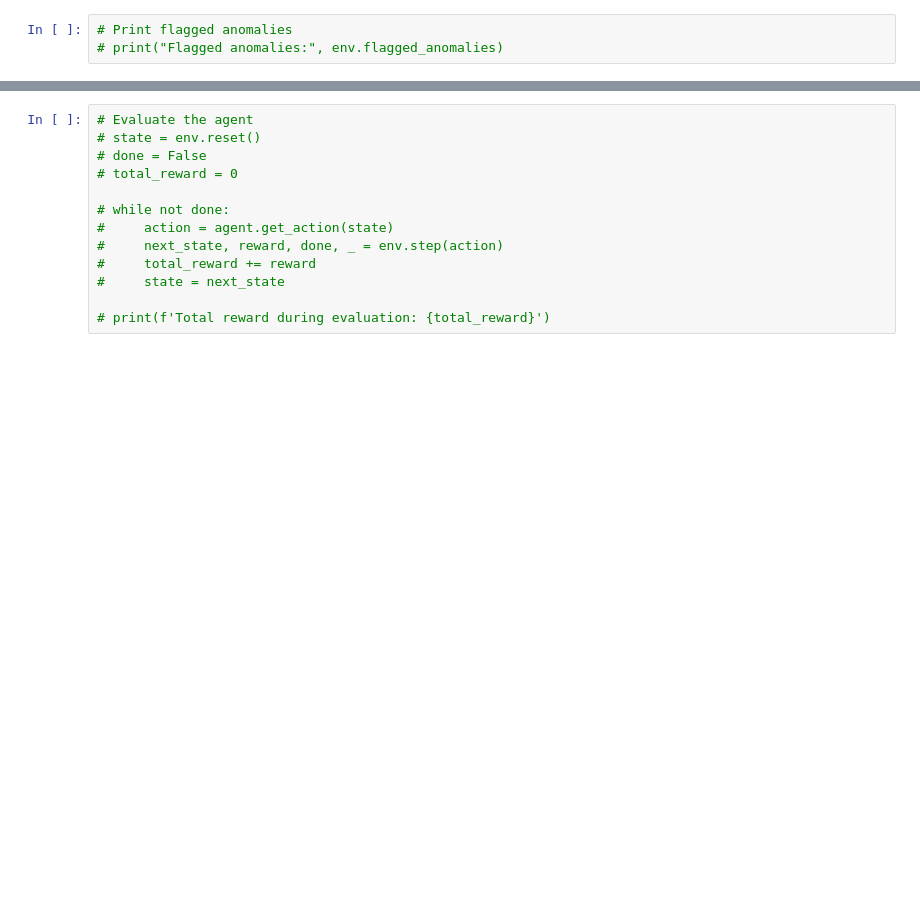
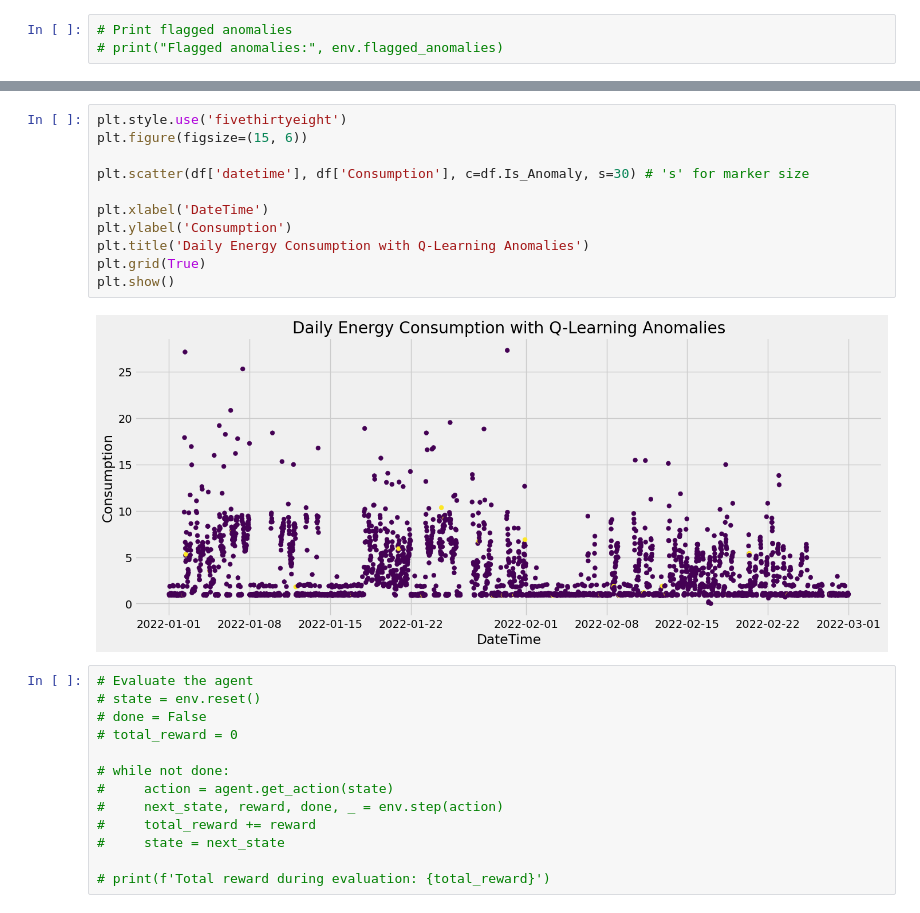
Before and after one commit to mwheeler235/ts-anamoly-detection-q-learning, a Jupyter notebook: src/energy_ts_qlearn.ipynb, the cells around one changed output, grey strips where cells are left out. Cells and saved outputs as stored; diff of their text form; blank space fills up the shorter version.

```diff
--- a/src/energy_ts_qlearn.ipynb
+++ b/src/energy_ts_qlearn.ipynb
@@ -200,3 +214,16 @@ df[df.Is_Anomaly==1]
+# %%
+plt.style.use('fivethirtyeight')
+plt.figure(figsize=(15, 6))
+
+plt.scatter(df['datetime'], df['Consumption'], c=df.Is_Anomaly, s=30) # 's' for marker size
+
+plt.xlabel('DateTime')
+plt.ylabel('Consumption')
+plt.title('Daily Energy Consumption with Q-Learning Anomalies')
+plt.grid(True)
+plt.show()
+# %% [output]
+[figure, added]
 # %%
 # Evaluate the agent
 # state = env.reset()
```
Also changed, not shown: parts of 4 cells of this notebook.
